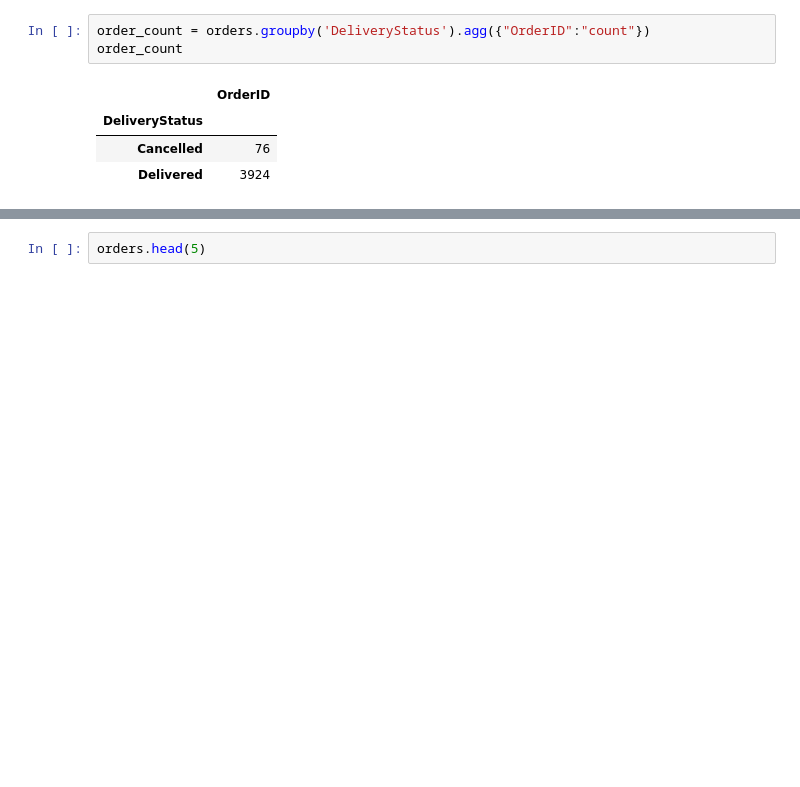
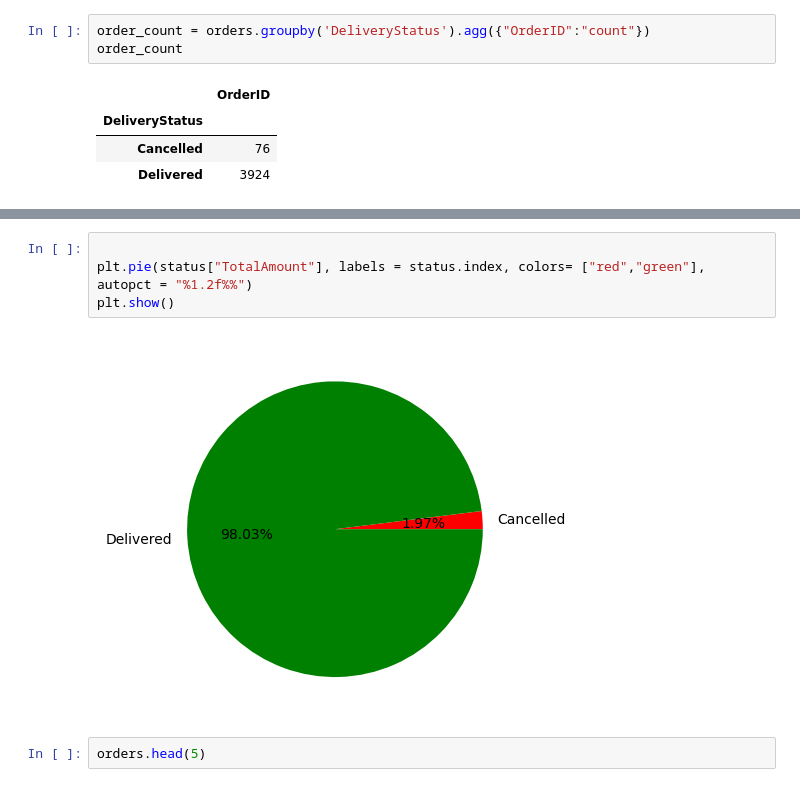
Before and after one commit to Ranjan234/-Descriptive-Statistics-Case-Study, a Jupyter notebook: Swiggy_Instamart.ipynb, the cells around one changed output, grey strips where cells are left out. Saved outputs shown, nothing was run; the diff lists cells and outputs as text; blank space fills up the shorter version.

```diff
--- a/Swiggy_Instamart.ipynb
+++ b/Swiggy_Instamart.ipynb
@@ -246,3 +305,9 @@ order_count
+# %%
+
+plt.pie(status["TotalAmount"], labels = status.index, colors= ["red","green"], autopct = "%1.2f%%")
+plt.show()
+# %% [output]
+[figure, added]
 # %%
 orders.head(5)
 # %% [output]
```
Also changed, not shown: parts of 8 cells of this notebook.
